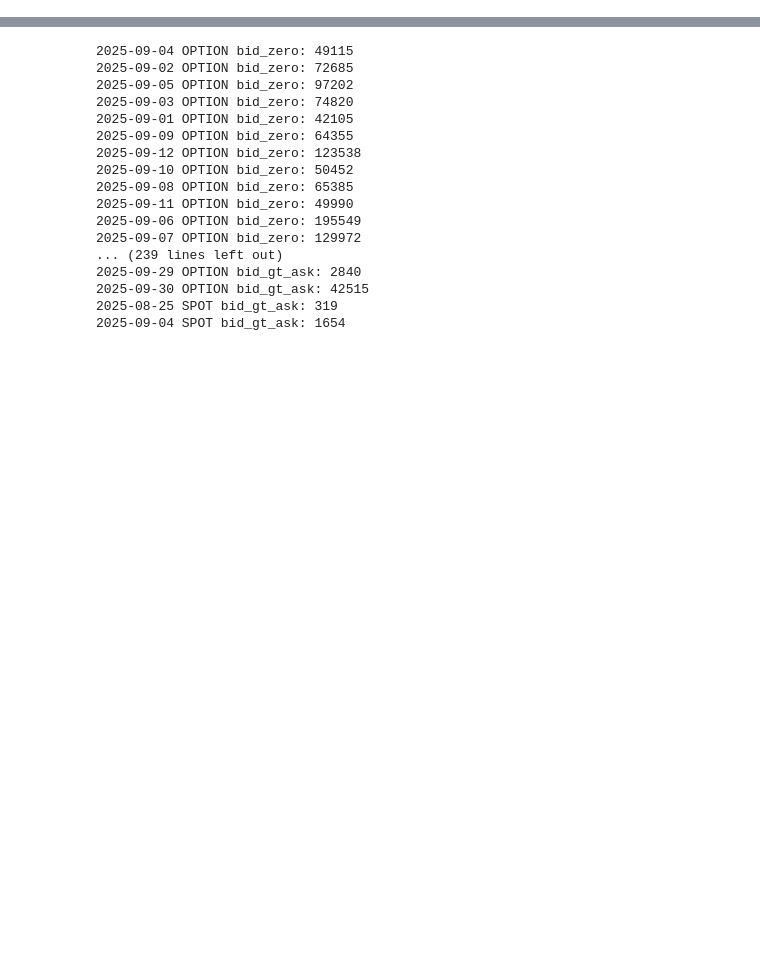
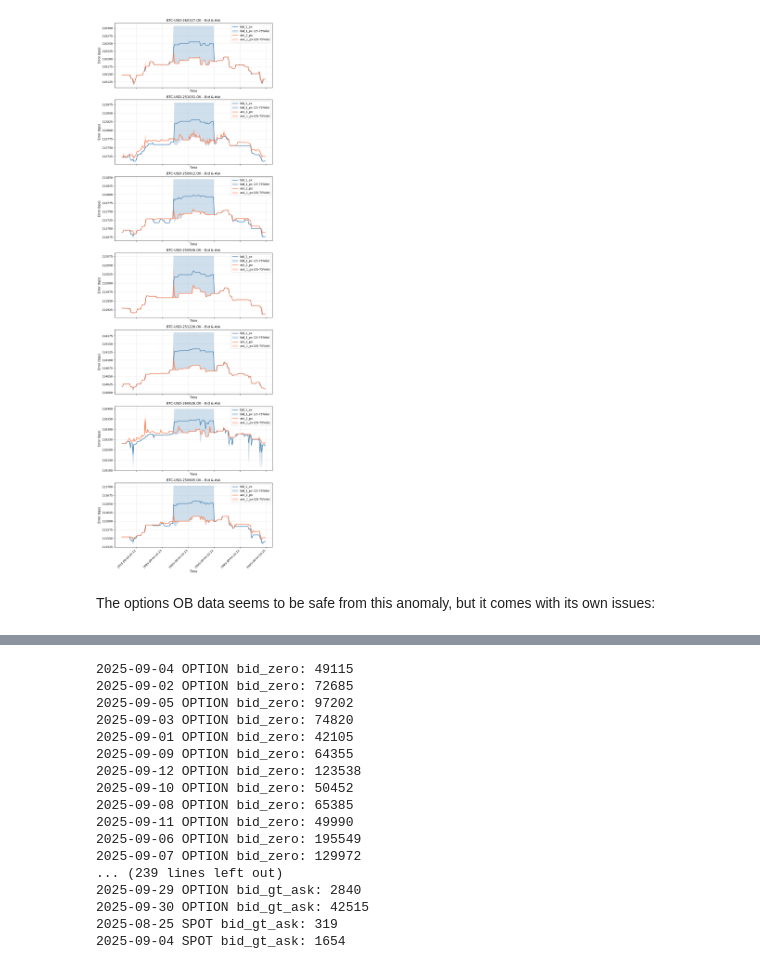
Before and after one commit to PascalAndreas/final-year-project, a Jupyter notebook: data_integrity.ipynb, the cells around one changed output, grey strips where cells are left out. Saved outputs shown, nothing was run; the diff lists cells and outputs as text; code cells hidden in the pictures; blank space fills up the shorter version.

```diff
--- a/data_integrity.ipynb
+++ b/data_integrity.ipynb
@@ -9,0 +147,14 @@ store = OrderbookStore(
+# %%
+futures_symbols = filtered_futures.select('symbol').unique().collect().get_column('symbol').to_list()
+n_symbols = len(futures_symbols)
+
+fig, axs = plt.subplots(n_symbols, 1, sharex=True, figsize=(9, 4 * n_symbols))
+for idx, symbol in enumerate(futures_symbols):
+    plot_error_over_time(filtered_futures.filter(pl.col('symbol') == symbol), 'futures', ['bid_1_px', 'ask_1_px'], ax=axs[idx], resample_freq='1s', include_zero=False)
+    axs[idx].set_title(f'{symbol} - Bid & Ask')
+plt.tight_layout()
+plt.show()
+# %% [output]
+[figure, added]
+# %% [markdown]
+The options OB data seems to be safe from this anomaly, but it comes with its own issues:
```
Also changed, not shown: parts of 12 cells of this notebook, 7 other files.
